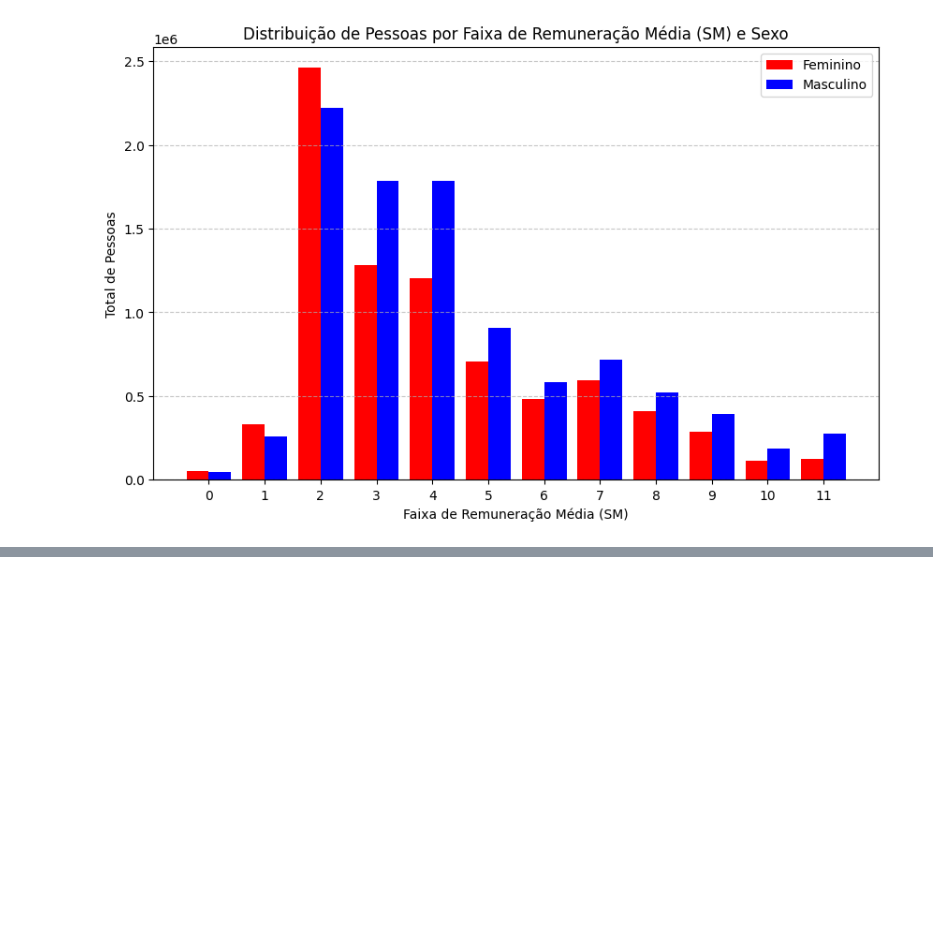
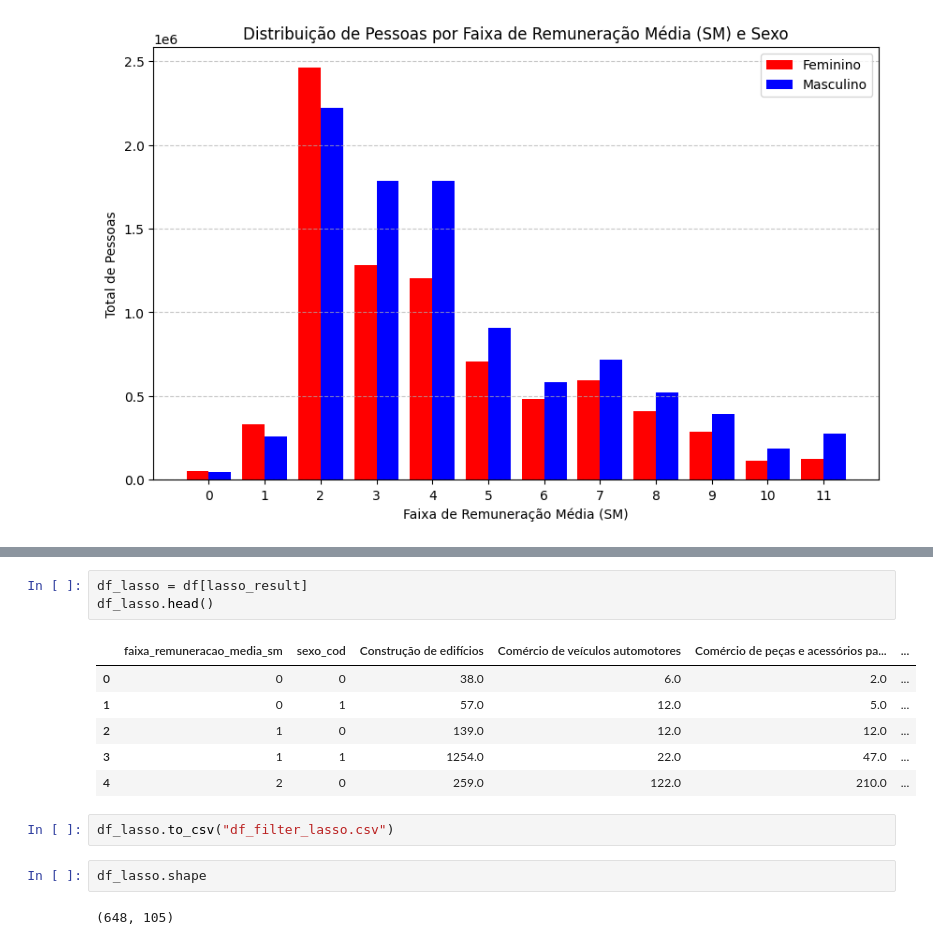
Before and after one commit to luisabolsonisousa/rais_ingestion, a Jupyter notebook: rais_dados/bayes/first_bayes.ipynb, the cells around one changed output, grey strips where cells are left out. Cells and saved outputs as stored; diff of their text form; blank space fills up the shorter version.

```diff
--- a/rais_dados/bayes/first_bayes.ipynb
+++ b/rais_dados/bayes/first_bayes.ipynb
@@ -132,0 +207,16 @@ plt.show()
+# %%
+df_lasso = df[lasso_result]
+df_lasso.head()
+# %% [output]
+|  | faixa_remuneracao_media_sm | sexo_cod | Construção de edifícios | Comércio de veículos automotores | Comércio de peças e acessórios pa... | ... |
+| 0 | 0 | 0 | 38.0 | 6.0 | 2.0 | ... |
+| 1 | 0 | 1 | 57.0 | 12.0 | 5.0 | ... |
+| 2 | 1 | 0 | 139.0 | 12.0 | 12.0 | ... |
+| 3 | 1 | 1 | 1254.0 | 22.0 | 47.0 | ... |
+| 4 | 2 | 0 | 259.0 | 122.0 | 210.0 | ... |
+# %%
+df_lasso.to_csv("df_filter_lasso.csv")
+# %%
+df_lasso.shape
+# %% [output]
+(648, 105)
```
Also changed, not shown: parts of 9 cells of this notebook, 41 other files.
